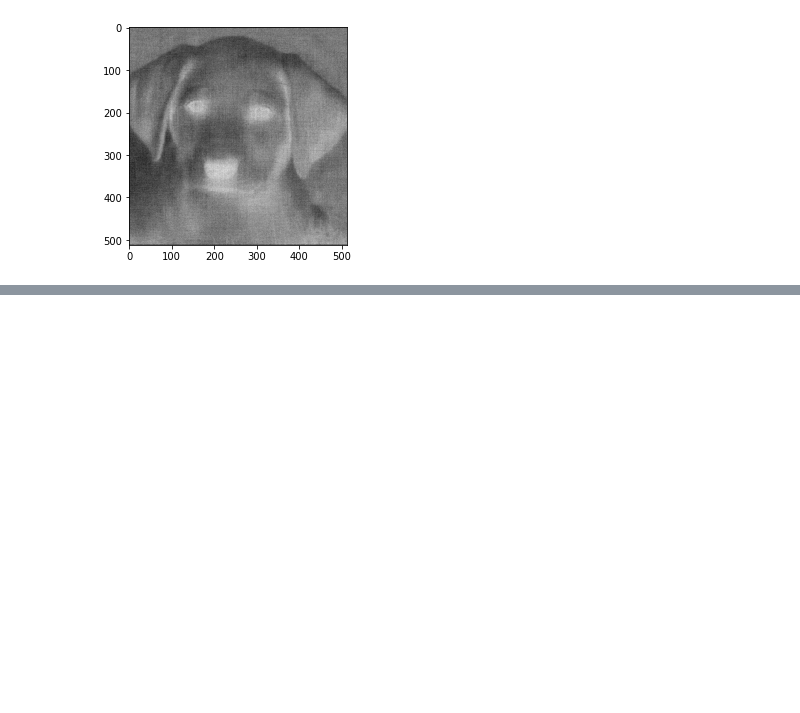
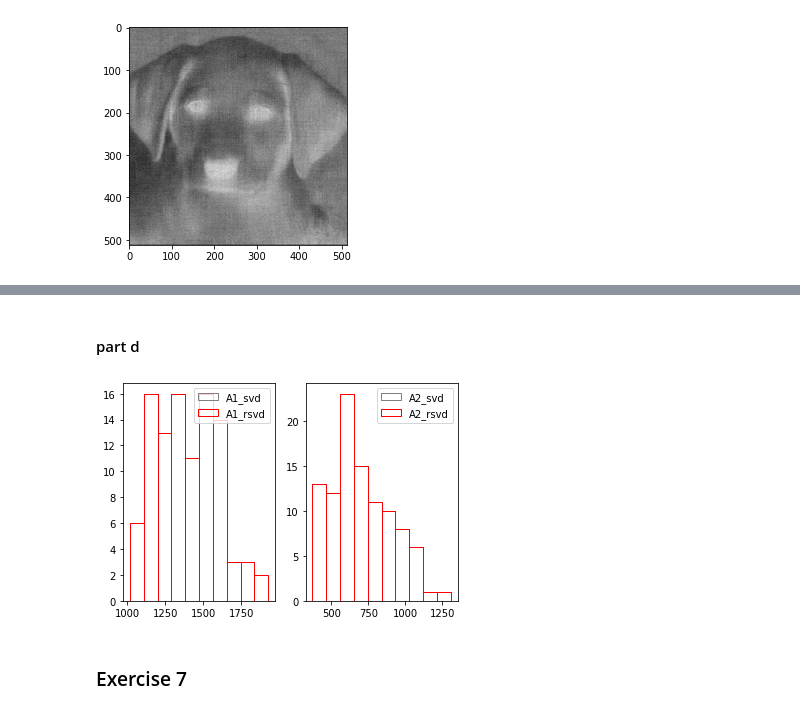
Before and after one commit to stochasticallyconverging/datadrivenengineering, a Jupyter notebook: svd.ipynb, the cells around one changed output, grey strips where cells are left out. Cells and saved outputs as stored; diff of their text form; code cells hidden in the pictures; blank space fills up the shorter version.

Commit message:
I made my best guess as to what exactly the author wanted me to do for Exercise 6. I'm hoping that I'll achieve greater clarity as I review the text more and more. Either way, I got to exercise 7.

```diff
--- a/svd.ipynb
+++ b/svd.ipynb
@@ -358,0 +508,50 @@ np.linalg.norm(b2 - (A2 @ xtilde_ols_4)) / np.linalg.norm(b2)
+# %% [markdown]
+#### part d
+# %%
+U = np.random.randn(100,10)
+V = np.random.randn(100,10)
+S1 = np.linspace(1, 100, 10)
+S2 = np.logspace(0, 2, 10)
+A1 = U @ np.diag(S1) @ V.T
+A2 = U @ np.diag(S2) @ V.T
+
+U1, S1, VT1 = np.linalg.svd(A1, full_matrices=False)
+U2, S2, VT2 = np.linalg.svd(A2, full_matrices=False)
+RU1, RS1, RVT1 = rSVD(A1, r, q, p)
+RU2, RS2, RVT2 = rSVD(A2, r, q, p)
+
+reconstructed_A1_svd = U1[:, :(r+1)] @ np.diag(S1[:(r+1)]) @ VT1[:(r+1), :]
+reconstructed_A1_rsvd = RU1[:, :(r+1)] @ np.diag(RS1[:(r+1)]) @ RVT1[:(r+1), :]
+reconstructed_A2_svd = U2[:, :(r+1)] @ np.diag(S2[:(r+1)]) @ VT2[:(r+1), :]
+reconstructed_A2_rsvd = RU2[:, :(r+1)] @ np.diag(RS2[:(r+1)]) @ RVT2[:(r+1), :]
+
+recon_svd_A1_lu, svd_A1_lu_piv = lu_factor(reconstructed_A1_svd)
+recon_rsvd_A1_lu, rsvd_A1_lu_piv = lu_factor(reconstructed_A1_rsvd)
+recon_svd_A2_lu, svd_A2_lu_piv = lu_factor(reconstructed_A2_svd)
+recon_rsvd_A2_lu, rsvd_A2_lu_piv = lu_factor(reconstructed_A2_rsvd)
+
+for i in range(beps_mat.shape[1]):
+    lu_solve((recon_svd_A1_lu, svd_A1_lu_piv), result[:,i,0], overwrite_b=True)
+    lu_solve((recon_rsvd_A1_lu, rsvd_A1_lu_piv), result[:,i,1], overwrite_b=True)
+    lu_solve((recon_svd_A2_lu, svd_A2_lu_piv), result[:,i,2], overwrite_b=True)
+    lu_solve((recon_rsvd_A2_lu, rsvd_A2_lu_piv), result[:,i,3], overwrite_b=True)
+
+errs_lu = np.ones((beps_mat.shape[0], 4))
+errs_lu[:,0] = np.apply_along_axis(np.linalg.norm, 0, b_mat - (A1 @ result[:, :, 0]), ord=2) / np.apply_along_axis(np.linalg.norm, 0, beps_mat, ord=2)
+errs_lu[:,1] = np.apply_along_axis(np.linalg.norm, 0, b_mat - (A1 @ result[:, :, 1]), ord=2) / np.apply_along_axis(np.linalg.norm, 0, beps_mat, ord=2)
+errs_lu[:,2] = np.apply_along_axis(np.linalg.norm, 0, b_mat - (A2 @ result[:, :, 2]), ord=2) / np.apply_along_axis(np.linalg.norm, 0, beps_mat, ord=2)
+errs_lu[:,3] = np.apply_along_axis(np.linalg.norm, 0, b_mat - (A2 @ result[:, :, 3]), ord=2) / np.apply_along_axis(np.linalg.norm, 0, beps_mat, ord=2)
+
+fig, ax = plt.subplots(nrows=1, ncols=2)
+labels = ["A1_svd", "A1_rsvd", "A2_svd", "A2_rsvd"]
+ax[0].hist(errs_lu[:, 0], label=labels[0], facecolor="none", edgecolor="gray")
+ax[0].hist(errs_lu[:, 1], label=labels[1], facecolor="none", edgecolor="red")
+ax[0].legend()
+ax[1].hist(errs_lu[:, 2], label=labels[2], facecolor="none", edgecolor="gray")
+ax[1].hist(errs_lu[:, 3], label=labels[3], facecolor="none", edgecolor="red")
+ax[1].legend()
+plt.show()
+# %% [output]
+[figure, added]
+# %% [markdown]
+### Exercise 7
```
Also changed, not shown: parts of 52 cells of this notebook, 1 other file.
